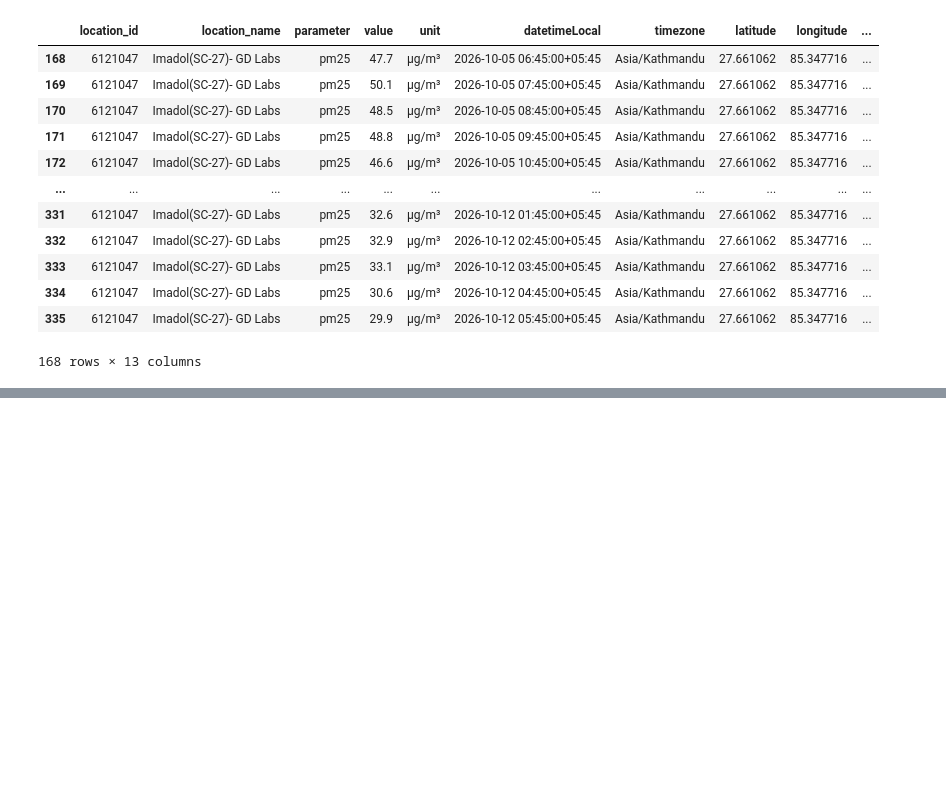
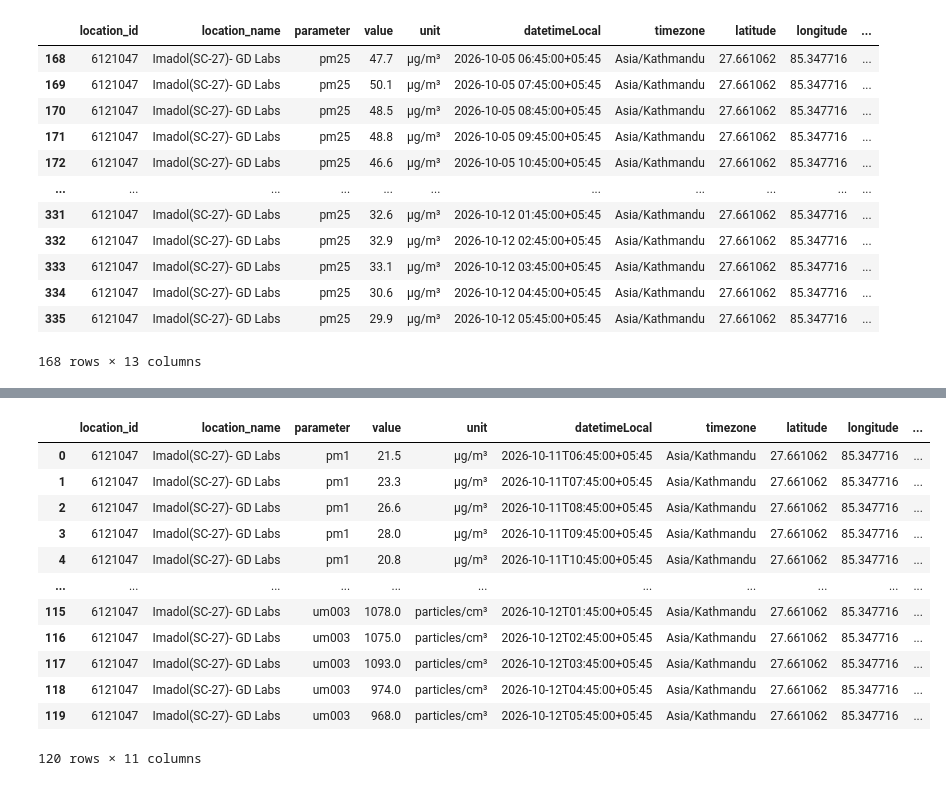
Before and after one commit to Laxmination/Kathmandu-PM2.5-Forecasting, a Jupyter notebook: OpenAQdatasetCleaning/Imadol Data Cleaning.ipynb, the cells around one changed output, grey strips where cells are left out. Saved outputs shown, nothing was run; the diff lists cells and outputs as text; code cells hidden in the pictures; blank space fills up the shorter version.

Commit message:
Imadol last 24 hour data cleaned

```diff
--- a/OpenAQdatasetCleaning/Imadol Data Cleaning.ipynb
+++ b/OpenAQdatasetCleaning/Imadol Data Cleaning.ipynb
@@ -306,0 +309,3 @@ cleaned2.to_csv('cleaned_ImadolLast7days.csv', index=False)
+# %%
+df24 = pd.read_csv('Imadol_last24hours.csv')
+df24.info()
@@ -306,0 +349,17 @@ cleaned2.to_csv('cleaned_ImadolLast7days.csv', index=False)
+# %%
+cleaned3 = df24.drop(columns=['country_iso', 'isMobile', 'isMonitor', 'datetimeUtc'], inplace=False)
+cleaned3
+# %% [output]
+|  | location_id | location_name | parameter | value | unit | datetimeLocal | timezone | latitude | longitude | ... |
+| 0 | 6121047 | Imadol(SC-27)- GD Labs | pm1 | 21.5 | µg/m³ | 2026-10-11T06:45:00+05:45 | Asia/Kathmandu | 27.661062 | 85.347716 | ... |
+| 1 | 6121047 | Imadol(SC-27)- GD Labs | pm1 | 23.3 | µg/m³ | 2026-10-11T07:45:00+05:45 | Asia/Kathmandu | 27.661062 | 85.347716 | ... |
+| 2 | 6121047 | Imadol(SC-27)- GD Labs | pm1 | 26.6 | µg/m³ | 2026-10-11T08:45:00+05:45 | Asia/Kathmandu | 27.661062 | 85.347716 | ... |
+| 3 | 6121047 | Imadol(SC-27)- GD Labs | pm1 | 28.0 | µg/m³ | 2026-10-11T09:45:00+05:45 | Asia/Kathmandu | 27.661062 | 85.347716 | ... |
+| 4 | 6121047 | Imadol(SC-27)- GD Labs | pm1 | 20.8 | µg/m³ | 2026-10-11T10:45:00+05:45 | Asia/Kathmandu | 27.661062 | 85.347716 | ... |
+| ... | ... | ... | ... | ... | ... | ... | ... | ... | ... | ... |
+| 115 | 6121047 | Imadol(SC-27)- GD Labs | um003 | 1078.0 | particles/cm³ | 2026-10-12T01:45:00+05:45 | Asia/Kathmandu | 27.661062 | 85.347716 | ... |
+| 116 | 6121047 | Imadol(SC-27)- GD Labs | um003 | 1075.0 | particles/cm³ | 2026-10-12T02:45:00+05:45 | Asia/Kathmandu | 27.661062 | 85.347716 | ... |
+| 117 | 6121047 | Imadol(SC-27)- GD Labs | um003 | 1093.0 | particles/cm³ | 2026-10-12T03:45:00+05:45 | Asia/Kathmandu | 27.661062 | 85.347716 | ... |
+| 118 | 6121047 | Imadol(SC-27)- GD Labs | um003 | 974.0 | particles/cm³ | 2026-10-12T04:45:00+05:45 | Asia/Kathmandu | 27.661062 | 85.347716 | ... |
+| 119 | 6121047 | Imadol(SC-27)- GD Labs | um003 | 968.0 | particles/cm³ | 2026-10-12T05:45:00+05:45 | Asia/Kathmandu | 27.661062 | 85.347716 | ... |
+120 rows × 11 columns
```
Also changed, not shown: parts of 6 cells of this notebook, 1 other file.
